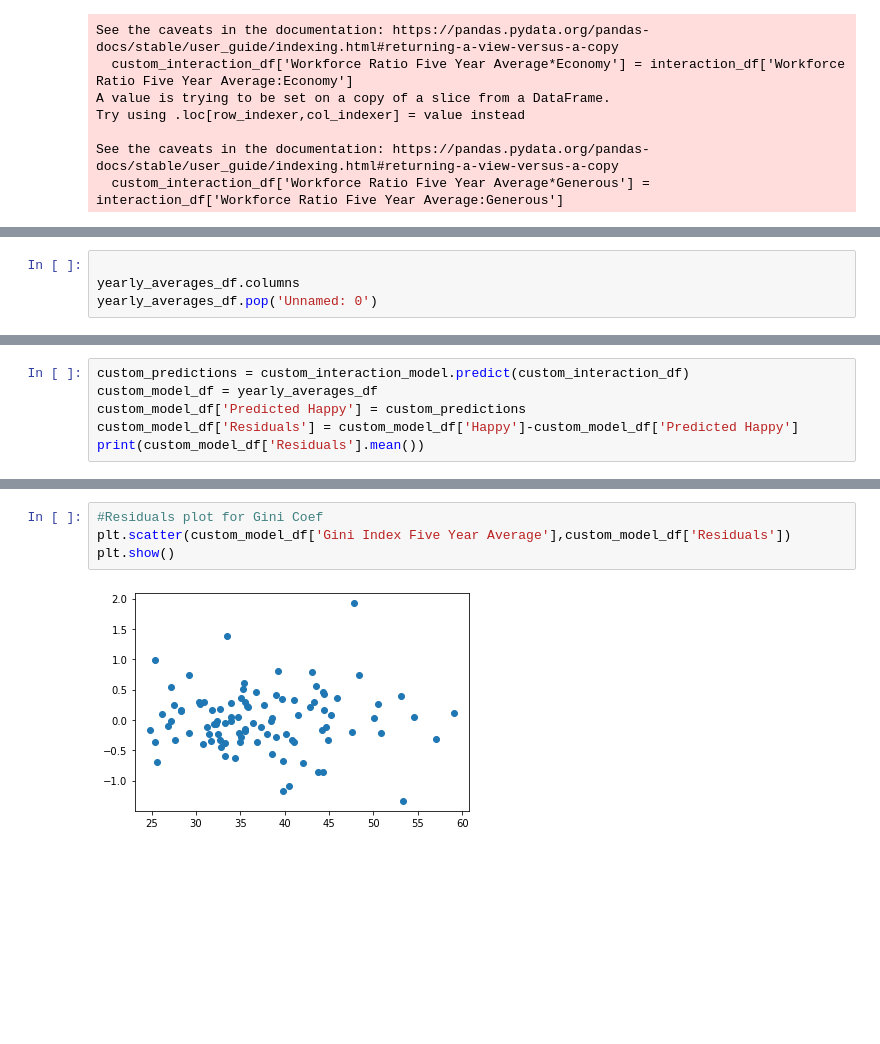
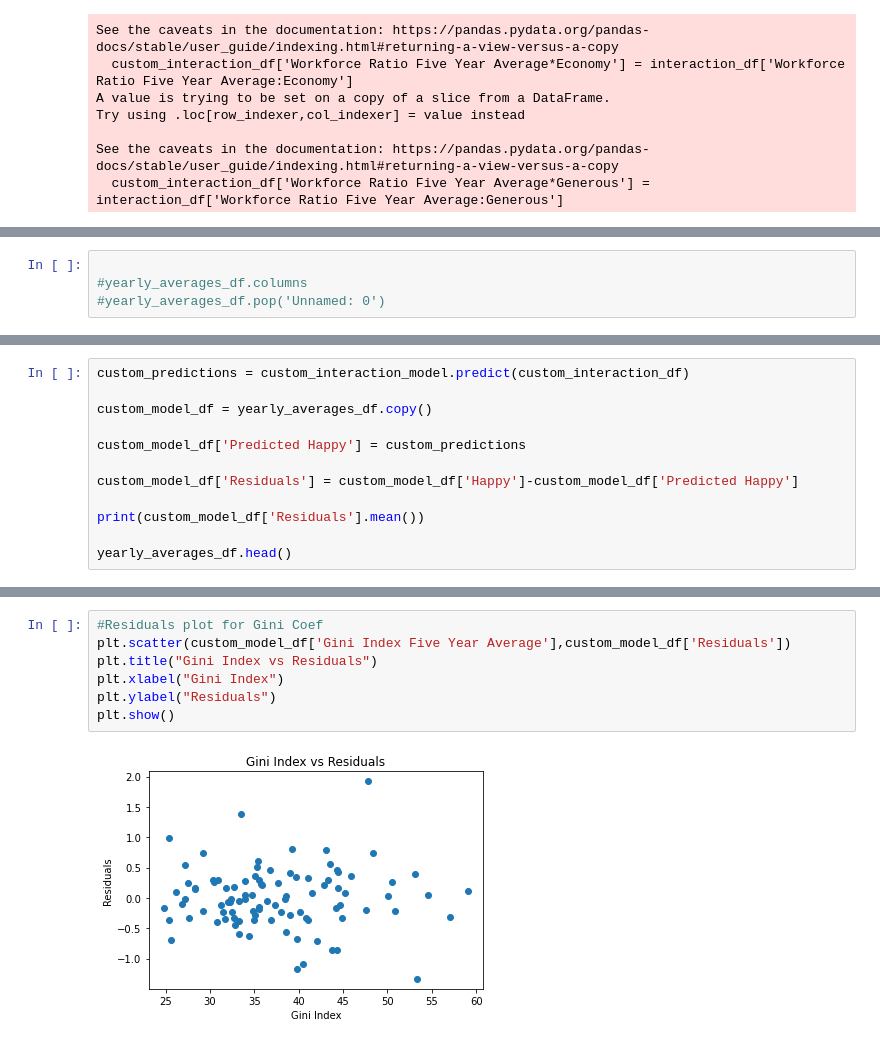
Before and after one commit to cbragg3136/world_happiness_project1, a Jupyter notebook: Multivariable_Model.ipynb, the cells around one changed output, grey strips where cells are left out. Drawn from its saved outputs; the diff is of its cells as text; blank space fills up the shorter version.

Commit message:
added titles and axis labels to plots

```diff
--- a/Multivariable_Model.ipynb
+++ b/Multivariable_Model.ipynb
@@ -198,4 +207,4 @@ strong multicollinearity or other numerical problems.
 # %%
 
-yearly_averages_df.columns
-yearly_averages_df.pop('Unnamed: 0')
+#yearly_averages_df.columns
+#yearly_averages_df.pop('Unnamed: 0')
@@ -215,8 +211,14 @@ Name: Unnamed: 0, Length: 96, dtype: int64
 # %%
 custom_predictions = custom_interaction_model.predict(custom_interaction_df)
-custom_model_df = yearly_averages_df
+
+custom_model_df = yearly_averages_df.copy()
+
 custom_model_df['Predicted Happy'] = custom_predictions
+
 custom_model_df['Residuals'] = custom_model_df['Happy']-custom_model_df['Predicted Happy']
+
 print(custom_model_df['Residuals'].mean())
+
+yearly_averages_df.head()
 # %% [output]
 0.0004378594419796646
@@ -223,9 +231,12 @@ print(custom_model_df['Residuals'].mean())
 # %%
 #Residuals plot for Gini Coef
 plt.scatter(custom_model_df['Gini Index Five Year Average'],custom_model_df['Residuals'])
+plt.title("Gini Index vs Residuals")
+plt.xlabel("Gini Index")
+plt.ylabel("Residuals")
 plt.show()
 # %% [output]
-[figure, old version]
+[figure, new version]
 # %%
 #Residuals plot for Gender ratio
 plt.scatter(custom_model_df['Workforce Ratio Five Year Average'],custom_model_df['Residuals'])
```
Also changed, not shown: parts of 15 cells of this notebook, 1 other file.
